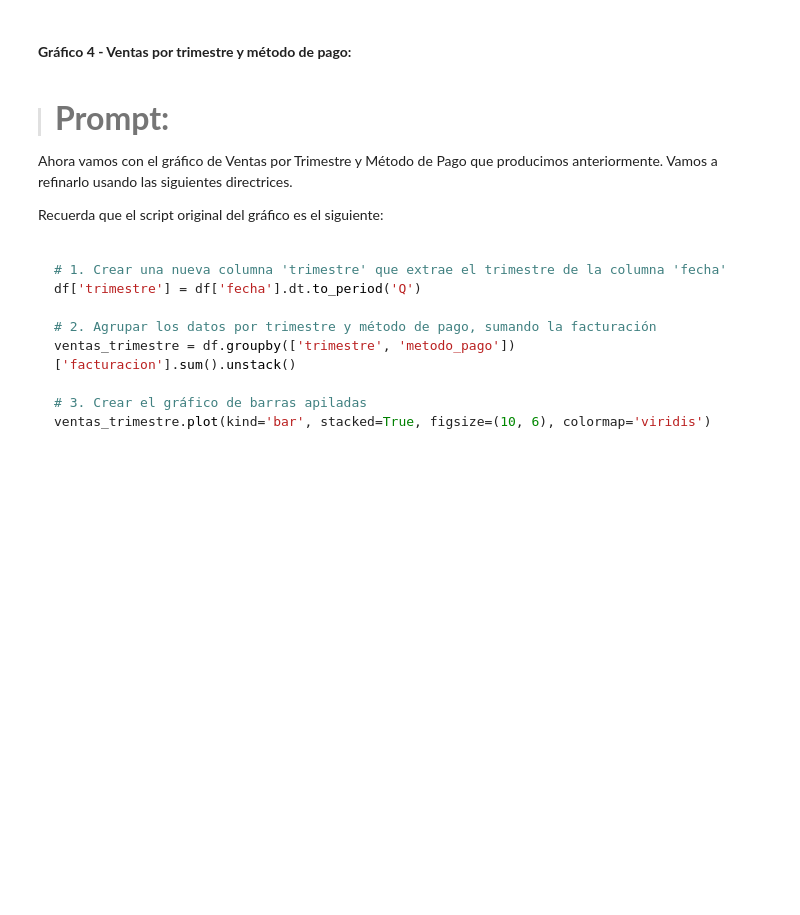
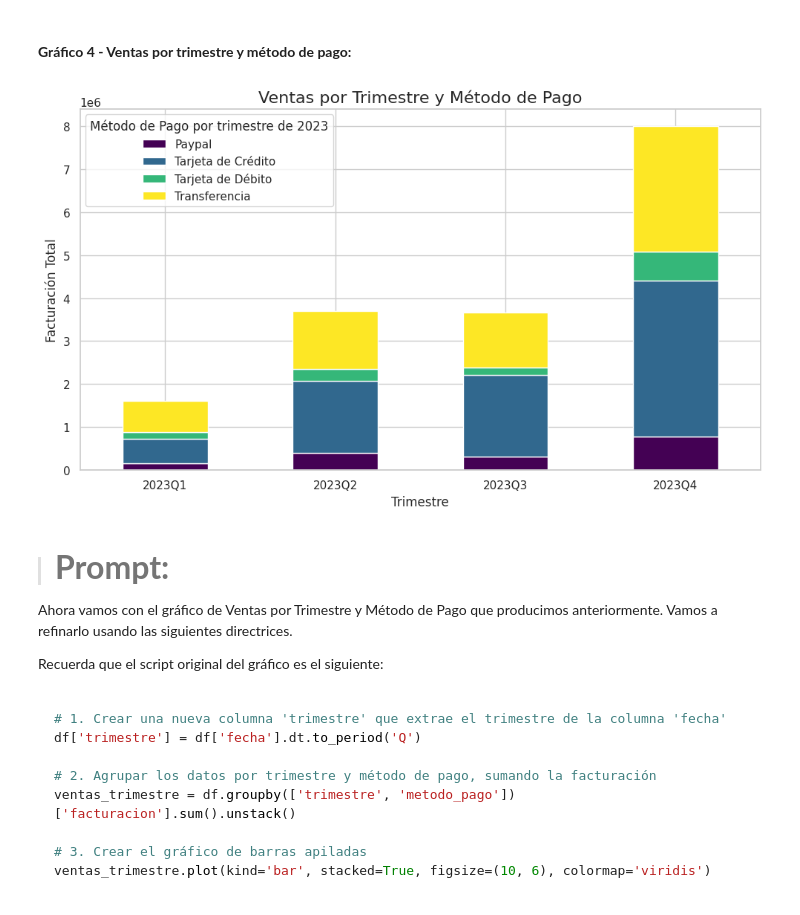
Before and after one commit to DanielRaiicHu/IA_aplicada_a_ciencia_de_datos, a Jupyter notebook: IA_aplicada_a_ciencia_de_datos.ipynb, the cells around one changed output. Cells and saved outputs as stored; diff of their text form; code cells hidden in the pictures; blank space fills up the shorter version.

```diff
--- a/IA_aplicada_a_ciencia_de_datos.ipynb
+++ b/IA_aplicada_a_ciencia_de_datos.ipynb
@@ -2237,6 +2594,29 @@ Hicimos con un solo prompt la inserción de las etiquetas, la modificación de l
 Ya hemos llegado a prácticamente la mitad de los gráficos refinados. Ahora, en este tema, ajustaremos 2 más aplicando las técnicas de storytelling que aprendimos aquí en el curso mediante el uso de la IA.
 # %% [markdown]
 #### **Gráfico 4 - Ventas por trimestre y método de pago:**
+# %%
+
+# 1. Crear una nueva columna 'trimestre' que extrae el trimestre de la columna 'fecha'
+df['trimestre'] = df['fecha'].dt.to_period('Q')
+
+# 2. Agrupar los datos por trimestre y método de pago, sumando la facturación
+ventas_trimestre = df.groupby(['trimestre', 'metodo_pago'])['facturacion'].sum().unstack()
+
+# 3. Crear el gráfico de barras apiladas
+ventas_trimestre.plot(kind='bar', stacked=True, figsize=(10, 6), colormap='viridis')
+
+# 4. Añadir etiquetas y título
+plt.title('Ventas por Trimestre y Método de Pago', fontsize=16)
+plt.xlabel('Trimestre', fontsize=12)
+plt.ylabel('Facturación Total', fontsize=12)
+plt.xticks(rotation=0)  # Rotar las etiquetas del eje x para mayor claridad
+
+# 5. Mostrar el gráfico
+plt.legend(title='Método de Pago por trimestre de 2023')
+plt.tight_layout()
+plt.show()
+# %% [output]
+[figure, added]
 # %% [markdown]
 > ###### <strong><font color="7b71ff" size=6>Prompt:</font></strong>
 
```
Also changed, not shown: parts of 25 cells of this notebook.
